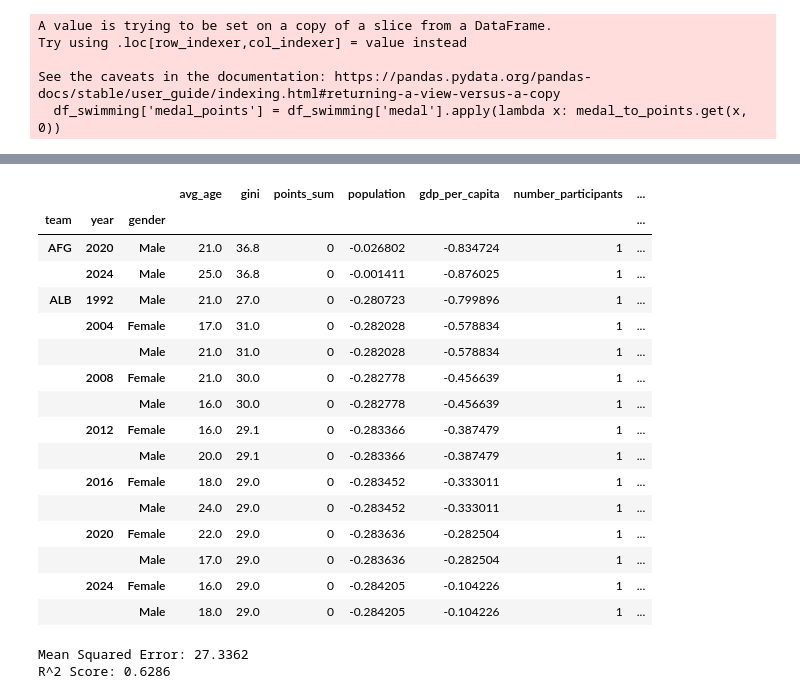
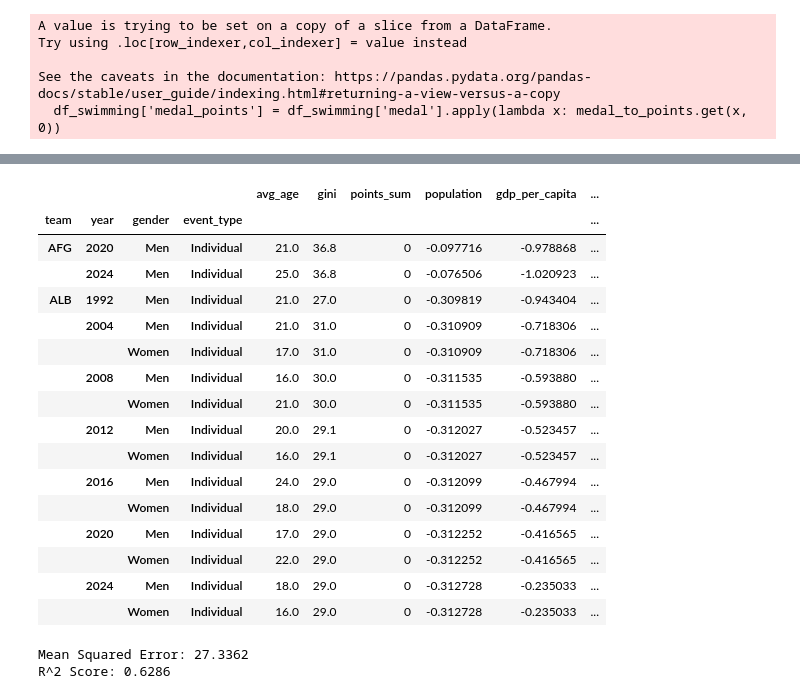
Before and after one commit to KirillKovalchuk02/turing_datathon, a Jupyter notebook: Kirill.ipynb, the cells around one changed output, grey strips where cells are left out. Saved outputs shown, nothing was run; the diff lists cells and outputs as text; code cells hidden in the pictures.

```diff
--- a/Kirill.ipynb
+++ b/Kirill.ipynb
@@ -78,4 +78,10 @@ def medalists_on_map(df, only_gold=False, name_map_suffix="map", after_year=None
 
 
 medalists_on_map(df_swimming, only_gold=False, name_map_suffix="only_gold_swimmers", after_year=None)
+# %%
+cols = ['id', 'gender', 'age', 'birth_country_full', 'year', 'team', 'event', 'medal_points', 'place', 'Population', 'Gini', ]
+
+
+gdp_cols = [col for col in df_swimming.columns if 'GDP' in col]
+df_swimming_selected = df_swimming[cols + gdp_cols]
 # %%
@@ -118,12 +156,7 @@ else:
 # %%
-cols = ['id', 'gender', 'age', 'birth_country_full', 'year', 'team', 'event', 'medal_points', 'place', 'Population', 'Gini', ]
 
 
-gdp_cols = [col for col in df_swimming.columns if 'GDP' in col]
-df_analysis = df_swimming[cols + gdp_cols]
-
-
-df_analysis = df_analysis[df_analysis['year'] >= 1924]
+df_analysis = df_swimming_with_features[df_swimming_with_features['year'] >= 1924]
 df_analysis['event'] = df_analysis['event'].apply(lambda x: x.replace(', Women', "").replace(', Men', ""))
 df_analysis['relay'] = df_analysis['event'].apply(lambda x: 1 if 'Relay' in x else 0)
 df_analysis['Population'] = df_analysis['Population'].astype(float)
@@ -131,56 +164,48 @@ df_analysis['Population'] = df_analysis['Population'].astype(float)
 df_analysis['GDP per Capita'] = df_analysis['GDP per capita, PPP (constant 2021 international $)'].apply(lambda x: float(x) if x != 'no_data' else np.nan)
 
 df_analysis['Gini'] = df_analysis['Gini'].apply(lambda x: float(x) if x != 'no_data' else np.nan)
-
-#df_analysis['gender'] = df_analysis['gender'].apply(lambda x: 1 if x == 'Male' else 0)
-#df_analysis['distance'] = df['event'].apply(lambda x: x.split(' metres ')[0])
-
-
-#proportion of #participants to population
-#distance of event -
-#style of event -
 # %%
-aggregated_df = df_analysis.groupby(by=['team', 'year', 'gender']).agg(avg_age = ('age', 'mean'),
+aggregated_df = df_analysis.groupby(by=['team', 'year', 'gender', 'event_type']).agg(avg_age = ('age', 'mean'),
                                                         gini = ('Gini', 'mean'),
                                                         points_sum = ('medal_points', 'sum'),
                                                         population = ('Population', 'mean'),
                                                         gdp_per_capita = ('GDP per Capita', 'mean'),
                                                         number_participants = ('id', 'nunique'),
-                                                        relays = ('relay', 'sum'))
+                                                        relays = ('relay', 'sum'),
+                                                        average_total_distance = ('total_distance_meters', 'mean'))
 
 
 aggregated_df['host_indicator'] = [
-    (country, year) in summer_olympics_hosts for country, year, gender in aggregated_df.index
+    (country, year) in summer_olympics_hosts for country, year, gender, event_type  in aggregated_df.index
 ]
 
 aggregated_df = aggregated_df.dropna()
 aggregated_df['proportion_participants_to_population'] = aggregated_df['number_participants'] / aggregated_df['population']
 
 #nomralize
 aggregated_df['population'] = (aggregated_df['population'] - aggregated_df['population'].mean()) / aggregated_df['population'].std()
 aggregated_df['gdp_per_capita'] = (aggregated_df['gdp_per_capita'] - aggregated_df['gdp_per_capita'].mean()) / aggregated_df['gdp_per_capita'].std()
 
 
-
 aggregated_df.head(15)
 # %% [output]
-|  |  |  | avg_age | gini | points_sum | population | gdp_per_capita | number_participants | ... |
-| team | year | gender |  |  |  |  |  |  | ... |
-| AFG | 2020 | Male | 21.0 | 36.8 | 0 | -0.026802 | -0.834724 | 1 | ... |
-|  | 2024 | Male | 25.0 | 36.8 | 0 | -0.001411 | -0.876025 | 1 | ... |
-| ALB | 1992 | Male | 21.0 | 27.0 | 0 | -0.280723 | -0.799896 | 1 | ... |
-|  | 2004 | Female | 17.0 | 31.0 | 0 | -0.282028 | -0.578834 | 1 | ... |
-|  |  | Male | 21.0 | 31.0 | 0 | -0.282028 | -0.578834 | 1 | ... |
-|  | 2008 | Female | 21.0 | 30.0 | 0 | -0.282778 | -0.456639 | 1 | ... |
-|  |  | Male | 16.0 | 30.0 | 0 | -0.282778 | -0.456639 | 1 | ... |
-|  | 2012 | Female | 16.0 | 29.1 | 0 | -0.283366 | -0.387479 | 1 | ... |
-|  |  | Male | 20.0 | 29.1 | 0 | -0.283366 | -0.387479 | 1 | ... |
-|  | 2016 | Female | 18.0 | 29.0 | 0 | -0.283452 | -0.333011 | 1 | ... |
-|  |  | Male | 24.0 | 29.0 | 0 | -0.283452 | -0.333011 | 1 | ... |
-|  | 2020 | Female | 22.0 | 29.0 | 0 | -0.283636 | -0.282504 | 1 | ... |
-|  |  | Male | 17.0 | 29.0 | 0 | -0.283636 | -0.282504 | 1 | ... |
-|  | 2024 | Female | 16.0 | 29.0 | 0 | -0.284205 | -0.104226 | 1 | ... |
-|  |  | Male | 18.0 | 29.0 | 0 | -0.284205 | -0.104226 | 1 | ... |
+|  |  |  |  | avg_age | gini | points_sum | population | gdp_per_capita | ... |
+| team | year | gender | event_type |  |  |  |  |  | ... |
+| AFG | 2020 | Men | Individual | 21.0 | 36.8 | 0 | -0.097716 | -0.978868 | ... |
+|  | 2024 | Men | Individual | 25.0 | 36.8 | 0 | -0.076506 | -1.020923 | ... |
+| ALB | 1992 | Men | Individual | 21.0 | 27.0 | 0 | -0.309819 | -0.943404 | ... |
+|  | 2004 | Men | Individual | 21.0 | 31.0 | 0 | -0.310909 | -0.718306 | ... |
+|  |  | Women | Individual | 17.0 | 31.0 | 0 | -0.310909 | -0.718306 | ... |
+|  | 2008 | Men | Individual | 16.0 | 30.0 | 0 | -0.311535 | -0.593880 | ... |
+|  |  | Women | Individual | 21.0 | 30.0 | 0 | -0.311535 | -0.593880 | ... |
+|  | 2012 | Men | Individual | 20.0 | 29.1 | 0 | -0.312027 | -0.523457 | ... |
+|  |  | Women | Individual | 16.0 | 29.1 | 0 | -0.312027 | -0.523457 | ... |
+|  | 2016 | Men | Individual | 24.0 | 29.0 | 0 | -0.312099 | -0.467994 | ... |
+|  |  | Women | Individual | 18.0 | 29.0 | 0 | -0.312099 | -0.467994 | ... |
+|  | 2020 | Men | Individual | 17.0 | 29.0 | 0 | -0.312252 | -0.416565 | ... |
+|  |  | Women | Individual | 22.0 | 29.0 | 0 | -0.312252 | -0.416565 | ... |
+|  | 2024 | Men | Individual | 18.0 | 29.0 | 0 | -0.312728 | -0.235033 | ... |
+|  |  | Women | Individual | 16.0 | 29.0 | 0 | -0.312728 | -0.235033 | ... |
 # %%
 from sklearn.ensemble import RandomForestRegressor
 from sklearn.model_selection import train_test_split
```
Also changed, not shown: parts of 2 cells of this notebook.
